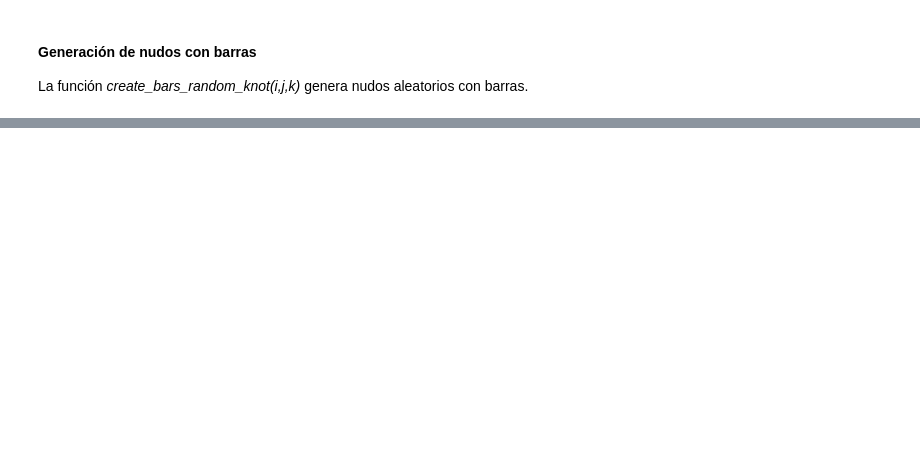
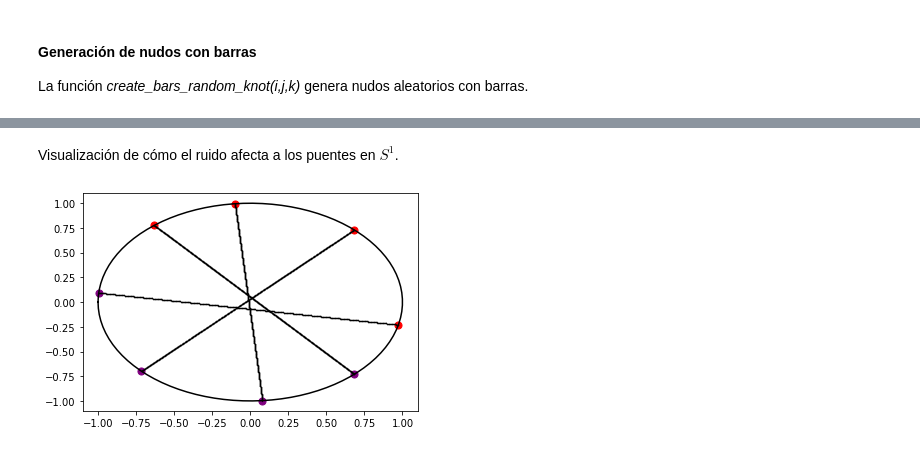
Before and after one commit to mevangelista-alvarado/Geometric-Deep-Learning, a Jupyter notebook: Random_knots/Nudos_aleatorios.ipynb, the cells around one changed output, grey strips where cells are left out. Saved outputs shown, nothing was run; the diff lists cells and outputs as text; code cells hidden in the pictures; blank space fills up the shorter version.

```diff
--- a/Random_knots/Nudos_aleatorios.ipynb
+++ b/Random_knots/Nudos_aleatorios.ipynb
@@ -56,0 +57,6 @@ knot_generator.plot_knot(bars_color='red')
+# %% [markdown]
+Visualización de cómo el ruido afecta a los puentes en $S^1$.
+# %%
+knot_generator.visualize_circle()
+# %% [output]
+[figure, added]
```
Also changed, not shown: parts of 2 cells of this notebook.
